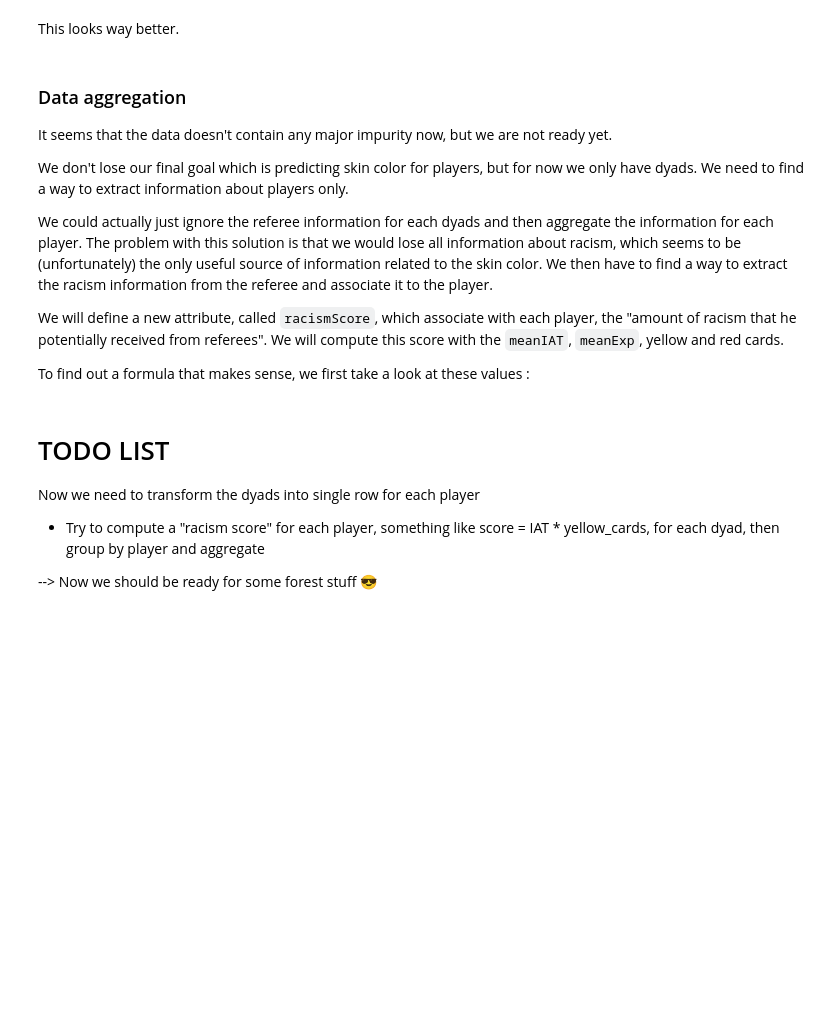
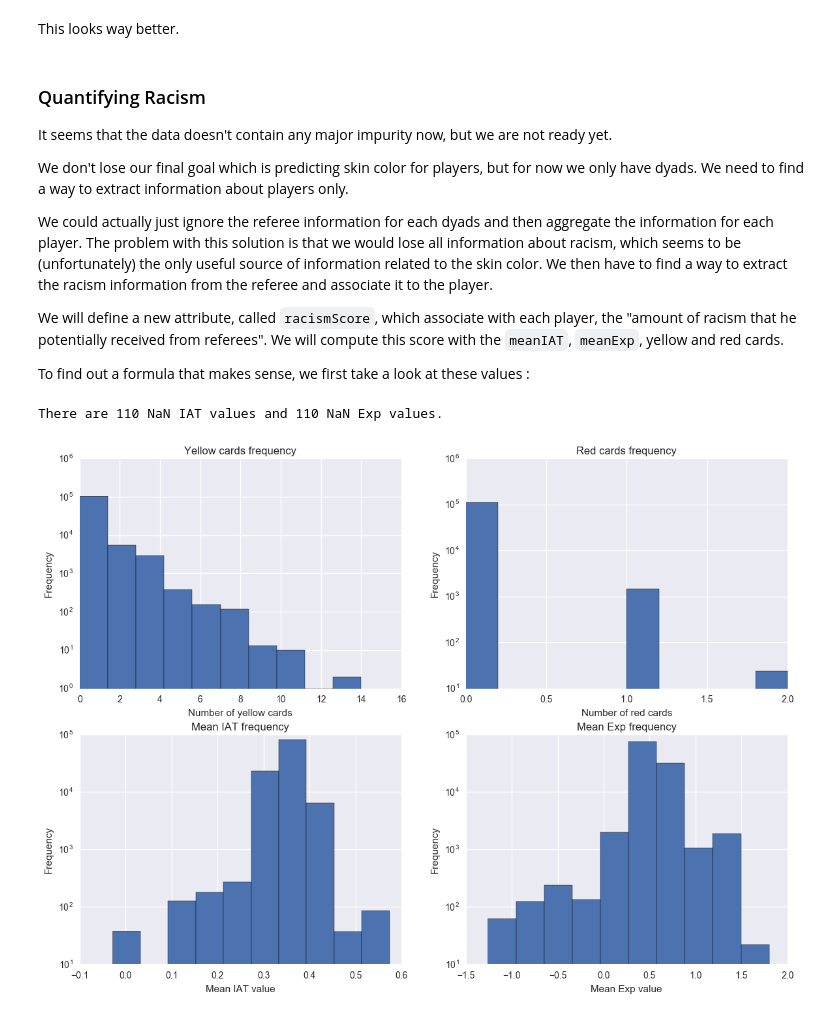
Before and after one commit to loistal/ADA_lab1, a Jupyter notebook: 04 - Applied ML/Football Players ML.ipynb, the cells around one changed output. Saved outputs shown, nothing was run; the diff lists cells and outputs as text; code cells hidden in the pictures; blank space fills up the shorter version.

Commit message:
data pre-processing v1.0 done

```diff
--- a/04 - Applied ML/Football Players ML.ipynb
+++ b/04 - Applied ML/Football Players ML.ipynb
@@ -123,7 +124,7 @@ plt.show()
 # %% [markdown]
 This looks way better.
 # %% [markdown]
-### Data aggregation
+### Quantifying Racism
 It seems that the data doesn't contain any major impurity now, but we are not ready yet.
 
 We don't lose our final goal which is predicting skin color for players, but for now we only have dyads. We need to find a way to extract information about players only.
@@ -133,10 +134,38 @@ We could actually just ignore the referee information for each dyads and then ag
 We will define a new attribute, called `racismScore`, which associate with each player, the "amount of racism that he potentially received from referees". We will compute this score with the `meanIAT`, `meanExp`, yellow and red cards.
 
 To find out a formula that makes sense, we first take a look at these values :
-# %% [markdown]
-# TODO LIST
-
-Now we need to transform the dyads into single row for each player
-* Try to compute a "racism score" for each player, something like score = IAT * yellow_cards, for each dyad, then group by player and aggregate
-
---> Now we should be ready for some forest stuff 😎
+# %%
+print('There are {} NaN IAT values and {} NaN Exp values.'.format(df['meanIAT'].isnull().sum(), df['meanExp'].isnull().sum()))
+iat = df['meanIAT'].dropna()
+exp = df['meanExp'].dropna()
+
+fig, ((ax1, ax2), (ax3, ax4)) = plt.subplots(2, 2, figsize=(14, 10))
+
+ax1.hist(df['yellowCards'])
+ax1.set_title('Yellow cards frequency')
+ax1.set_yscale('log')
+ax1.set_xlabel('Number of yellow cards')
+ax1.set_ylabel('Frequency')
+
+ax2.hist(df['redCards'])
+ax2.set_title('Red cards frequency')
+ax2.set_yscale('log')
+ax2.set_xlabel('Number of red cards')
+ax2.set_ylabel('Frequency')
+
+ax3.set_title('Mean IAT frequency')
+ax3.hist(iat)
+ax3.set_yscale('log')
+ax3.set_xlabel('Mean IAT value')
+ax3.set_ylabel('Frequency')
+
+ax4.set_title('Mean Exp frequency')
+ax4.hist(exp)
+ax4.set_yscale('log')
+ax4.set_xlabel('Mean Exp value')
+ax4.set_ylabel('Frequency')
+
+plt.show()
+# %% [output]
+There are 110 NaN IAT values and 110 NaN Exp values.
+[figure, added]
```
Also changed, not shown: parts of 10 cells of this notebook.
